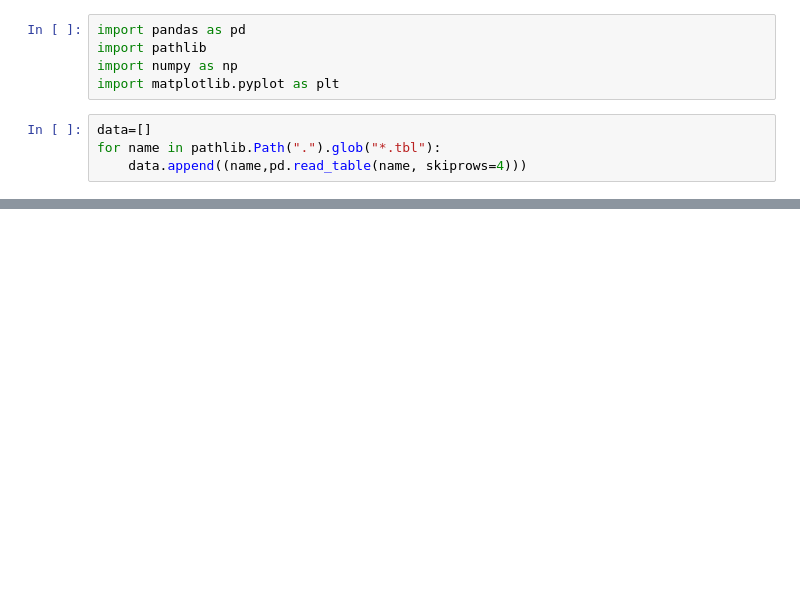
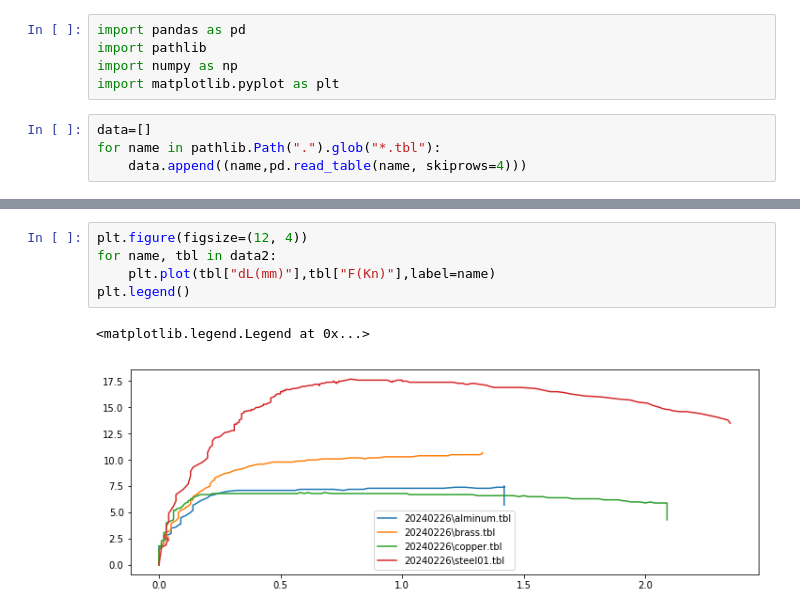
Before and after one commit to tkuro11/tensile_test_01, a Jupyter notebook: tensile.ipynb, the cells around one changed output, grey strips where cells are left out. Drawn from its saved outputs; the diff is of its cells as text; blank space fills up the shorter version.

```diff
--- a/tensile.ipynb
+++ b/tensile.ipynb
@@ -18,3 +33,11 @@ plt.legend()
+# %%
+plt.figure(figsize=(12, 4))
+for name, tbl in data2:
+    plt.plot(tbl["dL(mm)"],tbl["F(Kn)"],label=name)
+plt.legend()
+# %% [output]
+<matplotlib.legend.Legend at 0x...>
+[figure, added]
 # %%
 data[0][1]['F(Kn)']*1000/(np.pi*2.5*2.5) /data[0][1]['dL(mm)']*25
 # %% [output]
```
Also changed, not shown: parts of 7 cells of this notebook, 6 other files.
